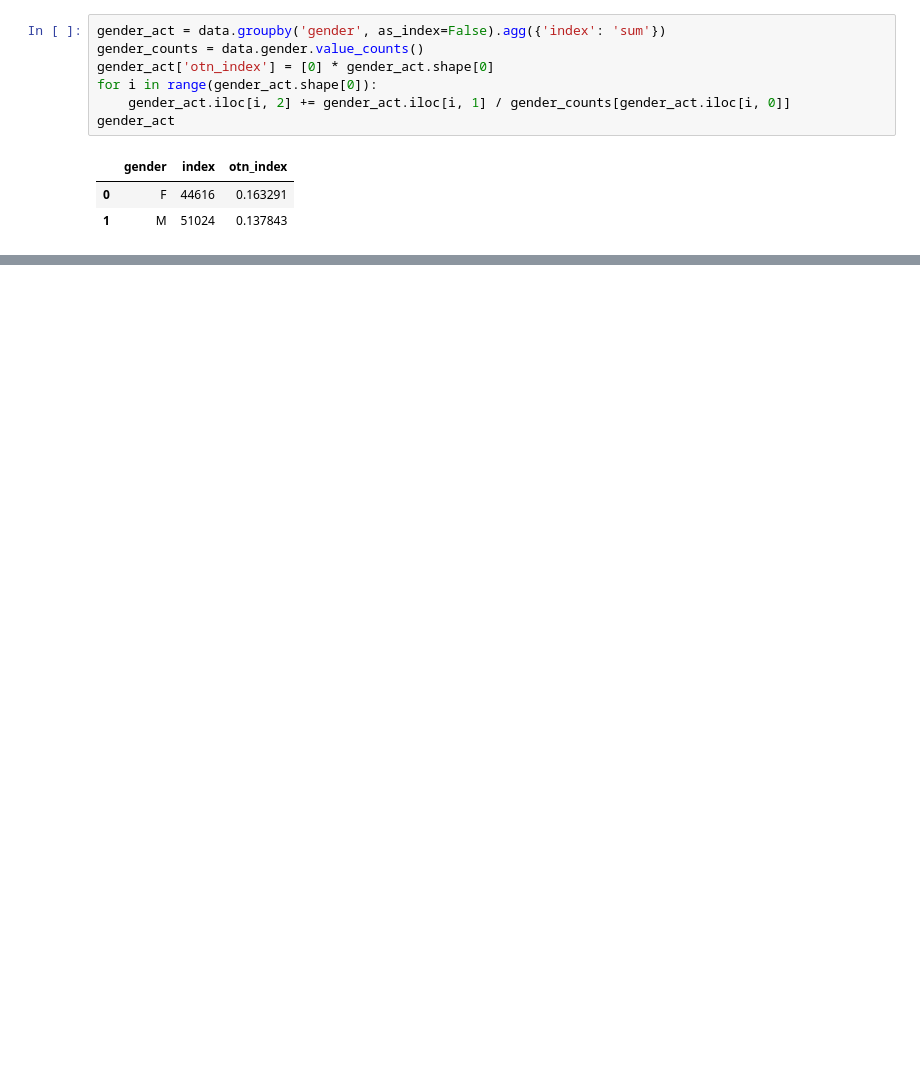
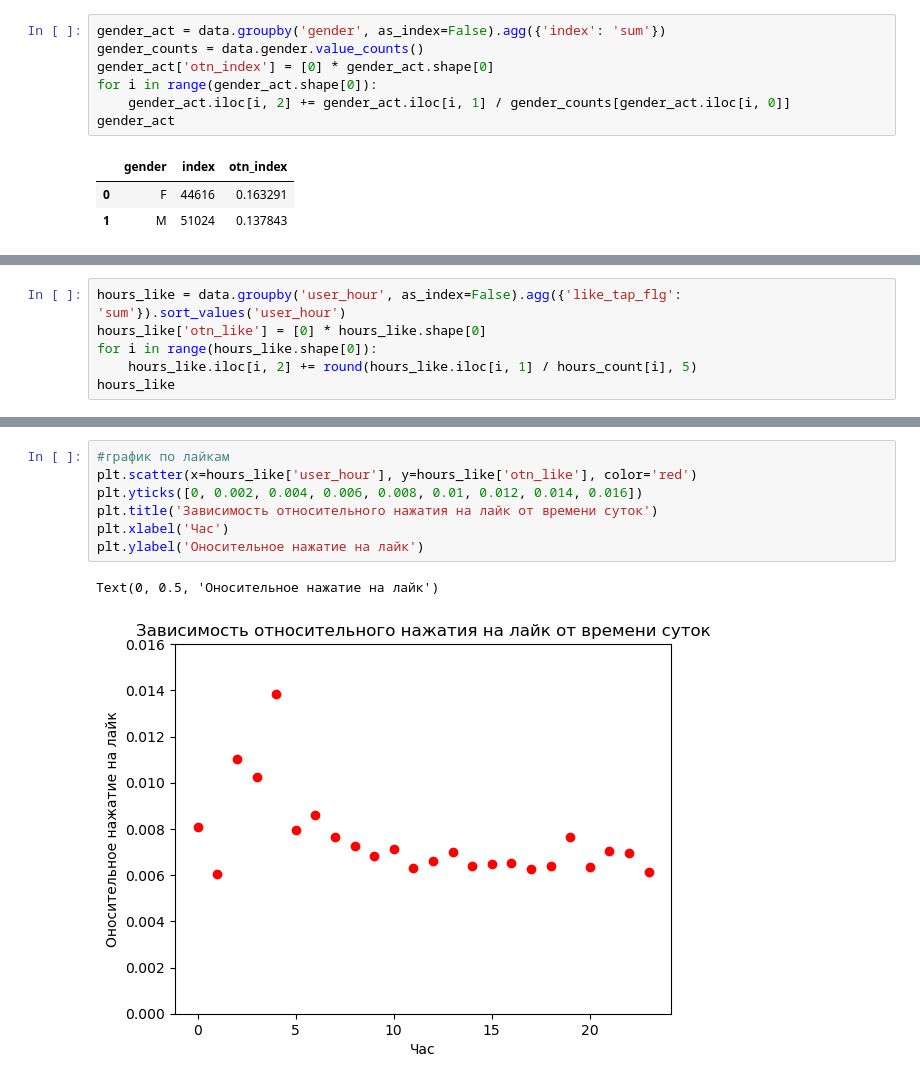
Before and after one commit to VlanAni/DANO-project, a Jupyter notebook: Untitled1.ipynb, the cells around one changed output, grey strips where cells are left out. Cells and saved outputs as stored; diff of their text form; blank space fills up the shorter version.

```diff
--- a/Untitled1.ipynb
+++ b/Untitled1.ipynb
@@ -301,0 +336,6 @@ print(round(np.corrcoef(list(age_act.age), list(age_act.otn_index))[0][1], 2))
+# %%
+hours_like = data.groupby('user_hour', as_index=False).agg({'like_tap_flg': 'sum'}).sort_values('user_hour')
+hours_like['otn_like'] = [0] * hours_like.shape[0]
+for i in range(hours_like.shape[0]):
+    hours_like.iloc[i, 2] += round(hours_like.iloc[i, 1] / hours_count[i], 5)
+hours_like
@@ -301,0 +360,10 @@ print(round(np.corrcoef(list(age_act.age), list(age_act.otn_index))[0][1], 2))
+# %%
+#график по лайкам
+plt.scatter(x=hours_like['user_hour'], y=hours_like['otn_like'], color='red')
+plt.yticks([0, 0.002, 0.004, 0.006, 0.008, 0.01, 0.012, 0.014, 0.016])
+plt.title('Зависимость относительного нажатия на лайк от времени суток')
+plt.xlabel('Час')
+plt.ylabel('Оносительное нажатие на лайк')
+# %% [output]
+Text(0, 0.5, 'Оносительное нажатие на лайк')
+[figure, added]
```
Also changed, not shown: parts of 32 cells of this notebook.
